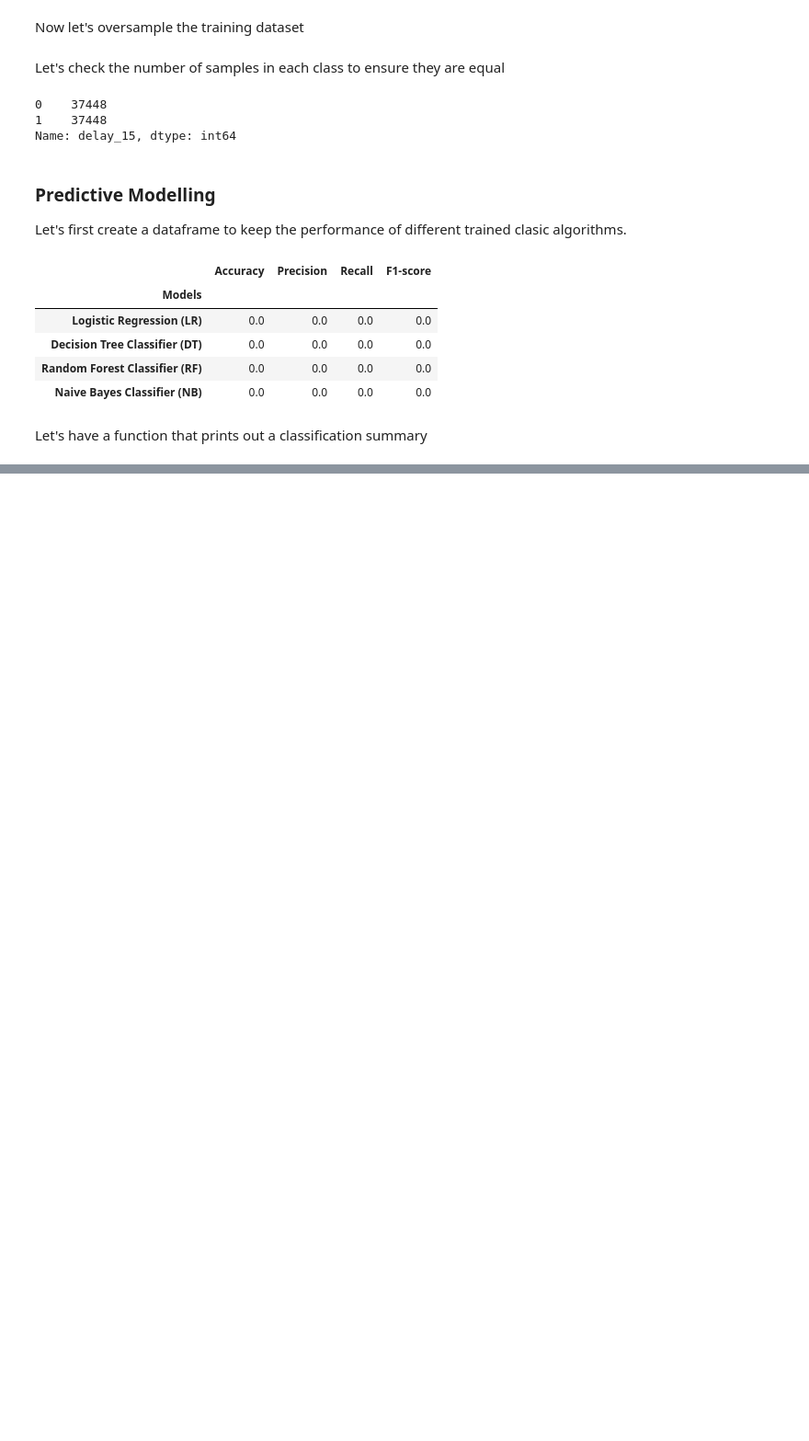
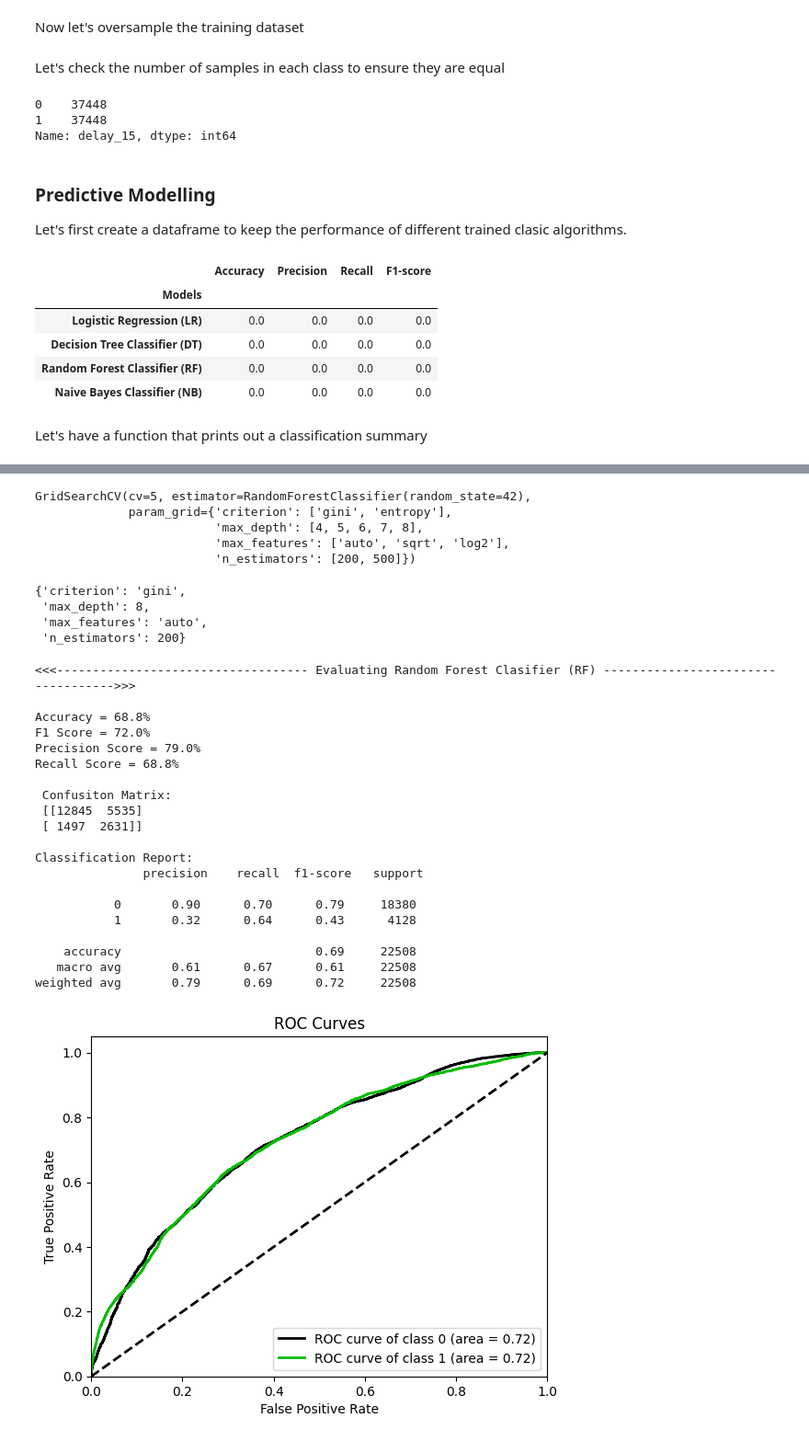
Before and after one commit to kevinmfreire/SCL_delays, a Jupyter notebook: notebook/solution.ipynb, the cells around one changed output, grey strips where cells are left out. Shown at 92% size. Drawn from its saved outputs; the diff is of its cells as text; code cells hidden in the pictures; blank space fills up the shorter version.

```diff
--- a/notebook/solution.ipynb
+++ b/notebook/solution.ipynb
@@ -836,0 +843,57 @@ weighted avg       0.71      0.57      0.62     22508
+# %%
+param_grid = {
+    'n_estimators': [200, 500],
+    'max_features': ['auto', 'sqrt', 'log2'],
+    'max_depth' : [4,5,6,7,8],
+    'criterion' :['gini', 'entropy']
+}
+# %%
+rfc = RandomForestClassifier(random_state=42)
+# dtc = DecisionTreeClassifier(random_state=42)
+# %%
+from sklearn.model_selection import GridSearchCV
+
+CV_rfc = GridSearchCV(estimator=rfc, param_grid=param_grid, cv= 5)
+CV_rfc.fit(X_train, y_train)
+# %% [output]
+GridSearchCV(cv=5, estimator=RandomForestClassifier(random_state=42),
+             param_grid={'criterion': ['gini', 'entropy'],
+                         'max_depth': [4, 5, 6, 7, 8],
+                         'max_features': ['auto', 'sqrt', 'log2'],
+                         'n_estimators': [200, 500]})
+# %%
+CV_rfc.best_params_
+# %% [output]
+{'criterion': 'gini',
+ 'max_depth': 8,
+ 'max_features': 'auto',
+ 'n_estimators': 200}
+# %%
+rf_opt = RandomForestClassifier(random_state=42, max_features='auto', n_estimators=200, max_depth=8, criterion='gini')
+rf_opt.fit(X_train, y_train)
+pred = rf_opt.predict(X_test)
+pred_prob = rf_opt.predict_proba(X_test)
+classification_summary(pred,pred_prob, y_test,'Random Forest Clasifier (RF)')
+plot_cmatrix(X_test, y_test, rf_opt)
+# %% [output]
+<<<----------------------------------- Evaluating Random Forest Clasifier (RF) ----------------------------------->>>
+
+Accuracy = 68.8%
+F1 Score = 72.0%
+Precision Score = 79.0%
+Recall Score = 68.8%
+
+ Confusiton Matrix:
+ [[12845  5535]
+ [ 1497  2631]]
+
+Classification Report:
+               precision    recall  f1-score   support
+
+           0       0.90      0.70      0.79     18380
+           1       0.32      0.64      0.43      4128
+
+    accuracy                           0.69     22508
+   macro avg       0.61      0.67      0.61     22508
+weighted avg       0.79      0.69      0.72     22508
+[figure, added]
```
Also changed, not shown: parts of 11 cells of this notebook, 1 other file.
